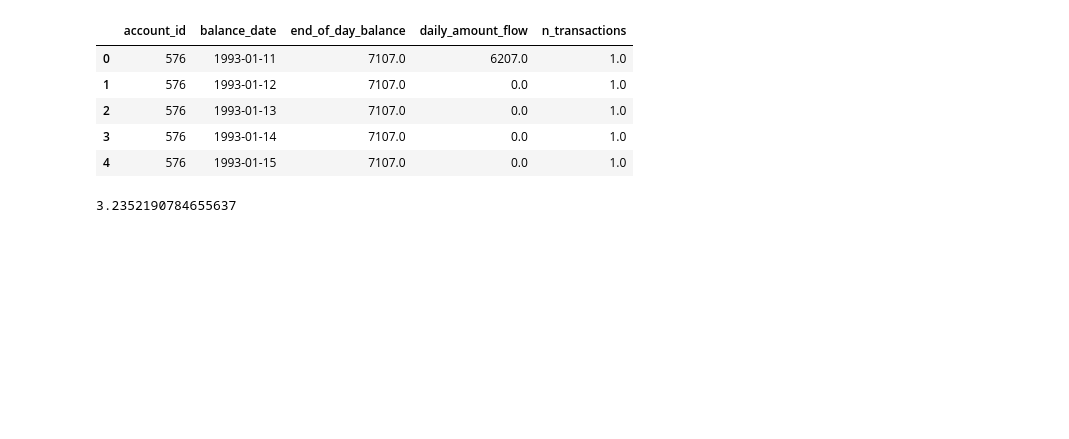
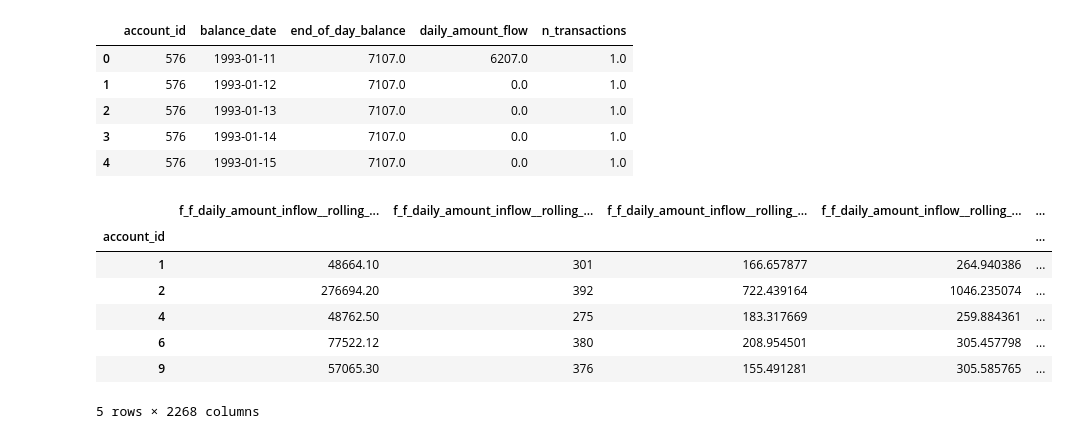
Before and after one commit to DataDavidProjects/berkabank, a Jupyter notebook: notebooks/feature_eng.ipynb, the cells around one changed output. Saved outputs shown, nothing was run; the diff lists cells and outputs as text; code cells hidden in the pictures; blank space fills up the shorter version.

```diff
--- a/notebooks/feature_eng.ipynb
+++ b/notebooks/feature_eng.ipynb
@@ -296,7 +306,14 @@ df_agg.columns = [f"f_{col[0]}_{col[1]}" for col in df_agg.columns.values]
-# %%
-df_agg.f_f_daily_amount_inflow__rolling_mean_10_days_sum.kurt()
-# %% [output]
-3.2352190784655637
+# %%
+df_agg.head()
+# %% [output]
+|  | f_f_daily_amount_inflow__rolling_... | f_f_daily_amount_inflow__rolling_... | f_f_daily_amount_inflow__rolling_... | f_f_daily_amount_inflow__rolling_... | ... |
+| account_id |  |  |  |  | ... |
+| 1 | 48664.10 | 301 | 166.657877 | 264.940386 | ... |
+| 2 | 276694.20 | 392 | 722.439164 | 1046.235074 | ... |
+| 4 | 48762.50 | 275 | 183.317669 | 259.884361 | ... |
+| 6 | 77522.12 | 380 | 208.954501 | 305.457798 | ... |
+| 9 | 57065.30 | 376 | 155.491281 | 305.585765 | ... |
+5 rows × 2268 columns
 # %%
 def drop_missing_percentage(df, threshold=0.1):
     """
```
Also changed, not shown: parts of 17 cells of this notebook, 2 other files.
